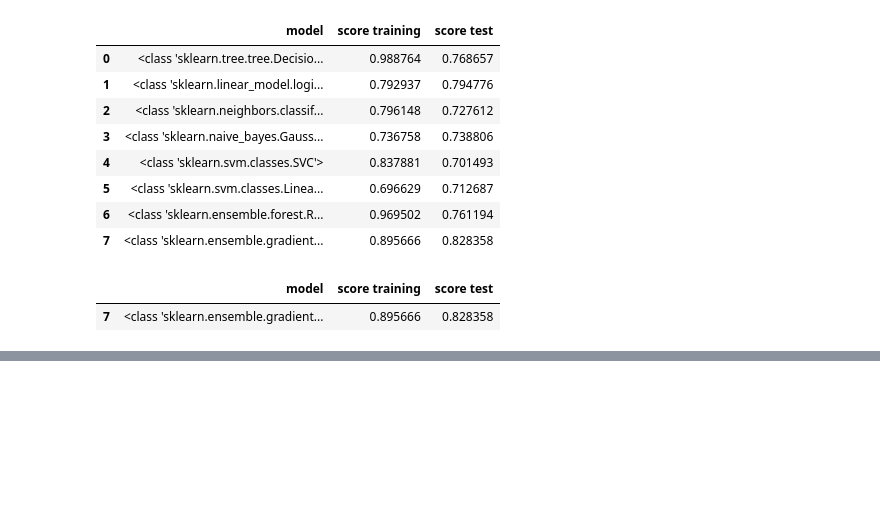
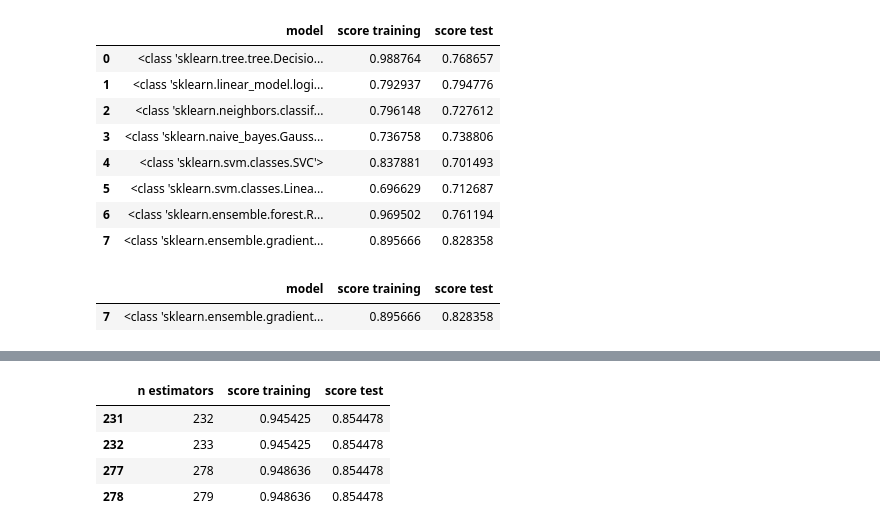
Before and after one commit to reanggue/Titanic-data-from-Kaggle, a Jupyter notebook: Titanic data from Kaggle.ipynb, the cells around one changed output, grey strips where cells are left out. Drawn from its saved outputs; the diff is of its cells as text; code cells hidden in the pictures; blank space fills up the shorter version.

```diff
--- a/Titanic data from Kaggle.ipynb
+++ b/Titanic data from Kaggle.ipynb
@@ -466,0 +488,14 @@ data1[data1['score test']==data1['score test'].max()]
+# %%
+## compare model each other
+
+datamodel = pd.DataFrame()
+datamodel['n estimators'] = j
+datamodel['score training'] = dat1
+datamodel['score test'] = dat2
+datamodel[datamodel['score test']==datamodel['score test'].max()]
+# %% [output]
+|  | n estimators | score training | score test |
+| 231 | 232 | 0.945425 | 0.854478 |
+| 232 | 233 | 0.945425 | 0.854478 |
+| 277 | 278 | 0.948636 | 0.854478 |
+| 278 | 279 | 0.948636 | 0.854478 |
```
Also changed, not shown: parts of 3 cells of this notebook.
